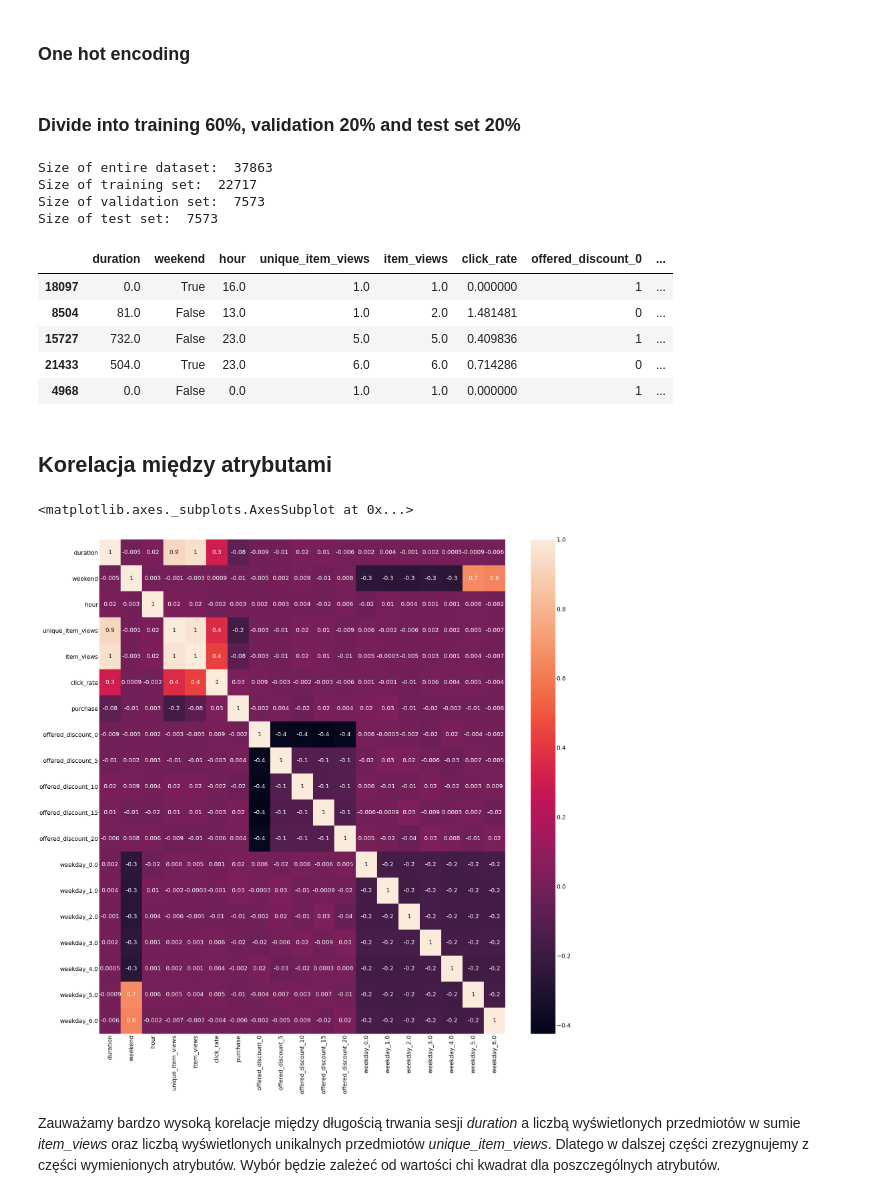
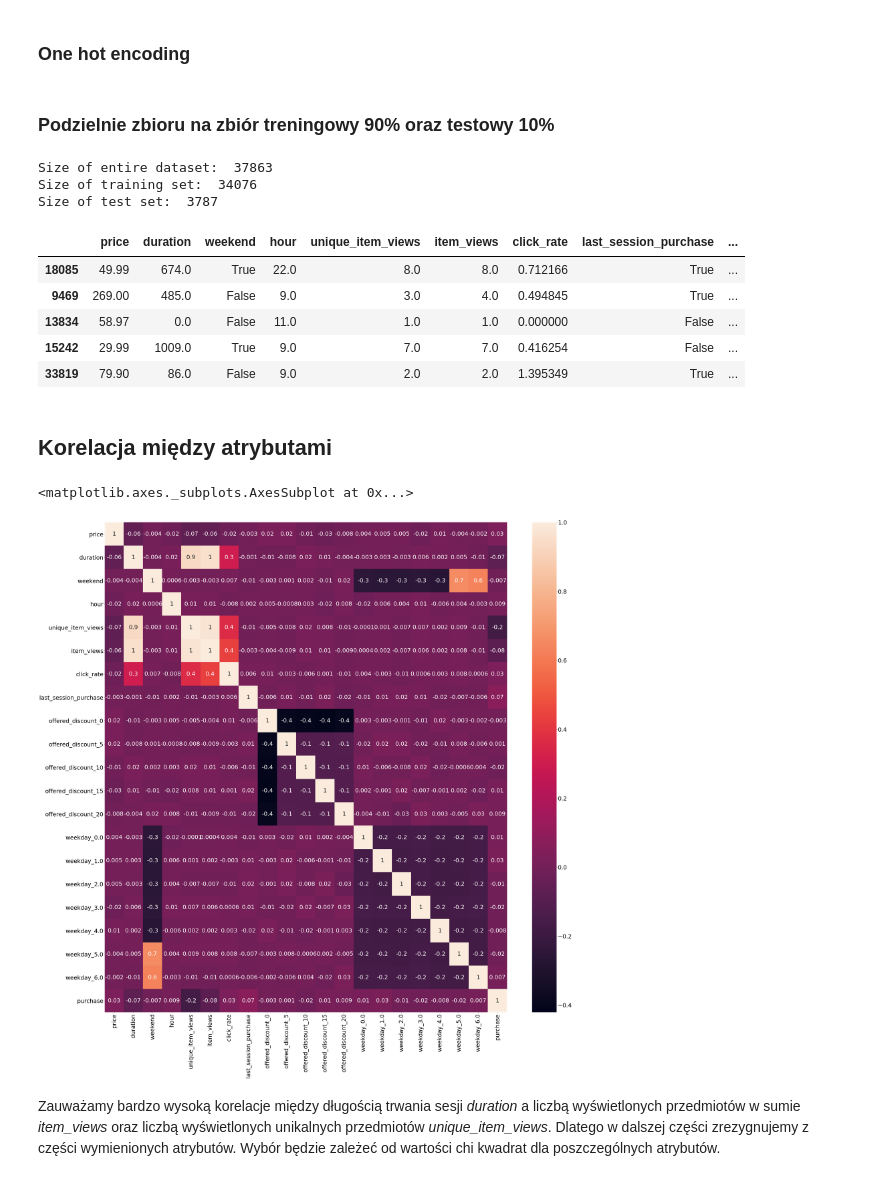
Before and after one commit to pawelbeza/IUM, a Jupyter notebook: ml_models.ipynb, the cells around one changed output. Drawn from its saved outputs; the diff is of its cells as text; code cells hidden in the pictures.

Commit message:
add model training & analysis

```diff
--- a/ml_models.ipynb
+++ b/ml_models.ipynb
@@ -15,3 +31,2 @@ from sklearn.feature_selection import chi2
 # %%
 sessions = pd.read_csv("merged_dataset", sep=' ')
-sessions = sessions.sample(frac=1, random_state=42) # shuffle dataset
@@ -22,48 +41,47 @@ sessions = sessions.drop(['session_id', 'user_id', 'unique_categories'], axis=1)
 # %%
 sessions = pd.get_dummies(sessions, columns = ['offered_discount', 'weekday'])
 # %% [markdown]
-### Divide into training 60%, validation 20% and test set 20%
+### Podzielnie zbioru na zbiór treningowy 90% oraz testowy 10%
+# %%
+X = sessions.drop('purchase', axis=1)
+Y = sessions[['purchase']]
 # %%
 records_num = len(sessions)
-train, validation, test = np.split(sessions.sample(frac=1, random_state=42), [int(.6*records_num),
-                                                                              int(.8*records_num)])
+X_train, X_test, Y_train, Y_test = train_test_split(X, Y, test_size=test_size, random_state=seed)
 # %%
 print('Size of entire dataset: ', records_num)
-print('Size of training set: ', len(train))
-print('Size of validation set: ', len(validation))
-print('Size of test set: ', len(test))
+print('Size of training set: ', len(X_train))
+print('Size of test set: ', len(X_test))
 # %% [output]
 Size of entire dataset:  37863
-Size of training set:  22717
-Size of validation set:  7573
-Size of test set:  7573
+Size of training set:  34076
+Size of test set:  3787
 # %%
-X_train = sessions.drop('purchase', axis = 1)
-Y_train = sessions['purchase']
-
 X_train.head()
 # %% [output]
-|  | duration | weekend | hour | unique_item_views | item_views | click_rate | offered_discount_0 | ... |
-| 18097 | 0.0 | True | 16.0 | 1.0 | 1.0 | 0.000000 | 1 | ... |
-| 8504 | 81.0 | False | 13.0 | 1.0 | 2.0 | 1.481481 | 0 | ... |
-| 15727 | 732.0 | False | 23.0 | 5.0 | 5.0 | 0.409836 | 1 | ... |
-| 21433 | 504.0 | True | 23.0 | 6.0 | 6.0 | 0.714286 | 0 | ... |
-| 4968 | 0.0 | False | 0.0 | 1.0 | 1.0 | 0.000000 | 1 | ... |
+|  | price | duration | weekend | hour | unique_item_views | item_views | click_rate | last_session_purchase | ... |
+| 18085 | 49.99 | 674.0 | True | 22.0 | 8.0 | 8.0 | 0.712166 | True | ... |
+| 9469 | 269.00 | 485.0 | False | 9.0 | 3.0 | 4.0 | 0.494845 | True | ... |
+| 13834 | 58.97 | 0.0 | False | 11.0 | 1.0 | 1.0 | 0.000000 | False | ... |
+| 15242 | 29.99 | 1009.0 | True | 9.0 | 7.0 | 7.0 | 0.416254 | False | ... |
+| 33819 | 79.90 | 86.0 | False | 9.0 | 2.0 | 2.0 | 1.395349 | True | ... |
 # %% [markdown]
 ## Korelacja między atrybutami
 # %%
 plt.rcParams['figure.figsize'] = [50, 50]
 plt.rcParams.update({'font.size': 32})
 
+train = pd.concat([X_train, Y_train], axis=1)
+
 sns.heatmap(
     train.corr(method = 'spearman'),
-    xticklabels = sessions.columns,
-    yticklabels = sessions.columns,
+    xticklabels = train.columns,
+    yticklabels = train.columns,
     annot=True,
     fmt='0.1g'
 )
 # %% [output]
 <matplotlib.axes._subplots.AxesSubplot at 0x...>
-[figure, old version]
+[figure, new version]
 # %% [markdown]
 Zauważamy bardzo wysoką korelacje między długością trwania sesji *duration* a liczbą wyświetlonych przedmiotów w sumie *item_views* oraz liczbą wyświetlonych unikalnych przedmiotów *unique_item_views*. Dlatego w dalszej części zrezygnujemy z części wymienionych atrybutów. Wybór będzie zależeć od wartości chi kwadrat dla poszczególnych atrybutów.
```
Also changed, not shown: parts of 18 cells of this notebook.
